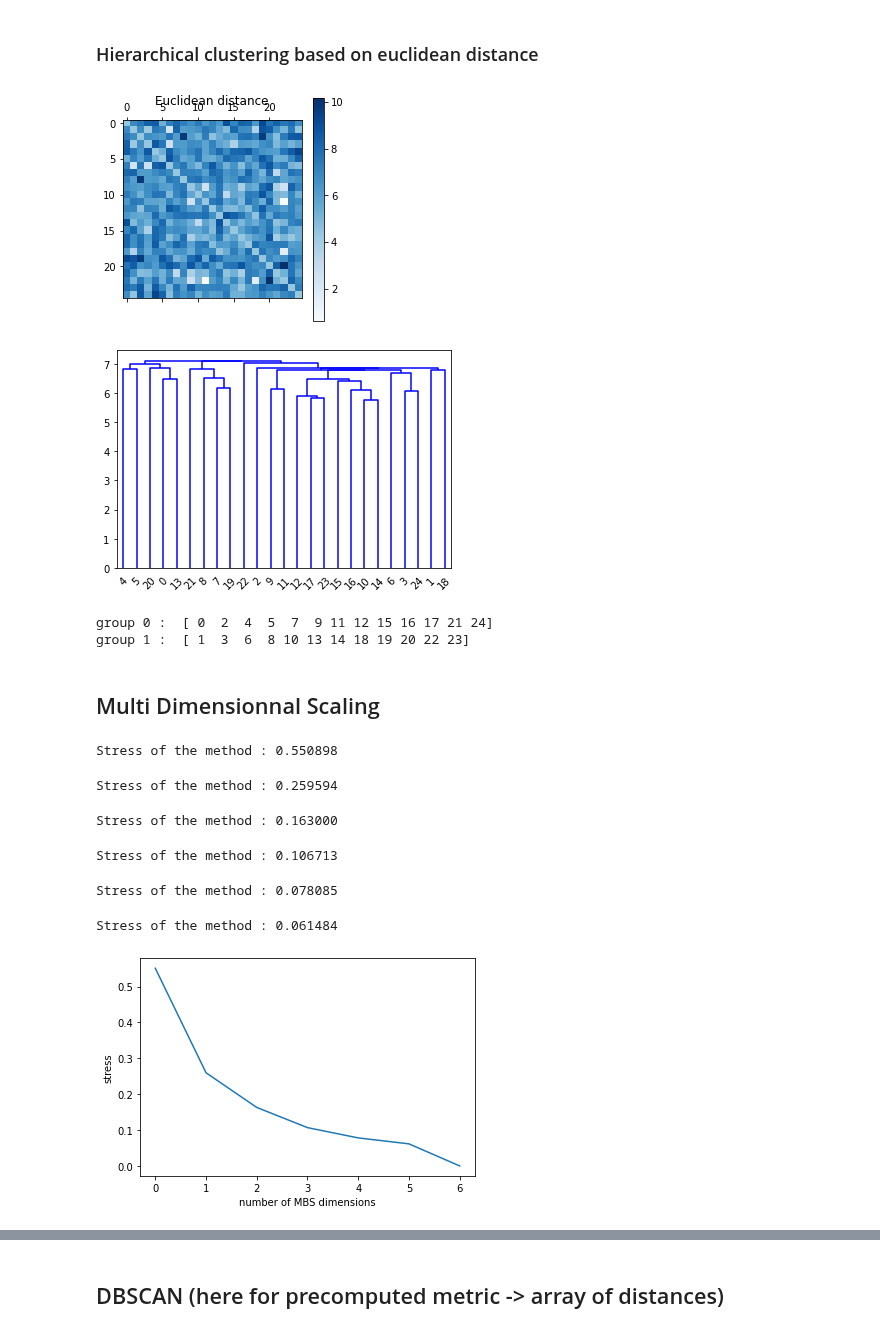
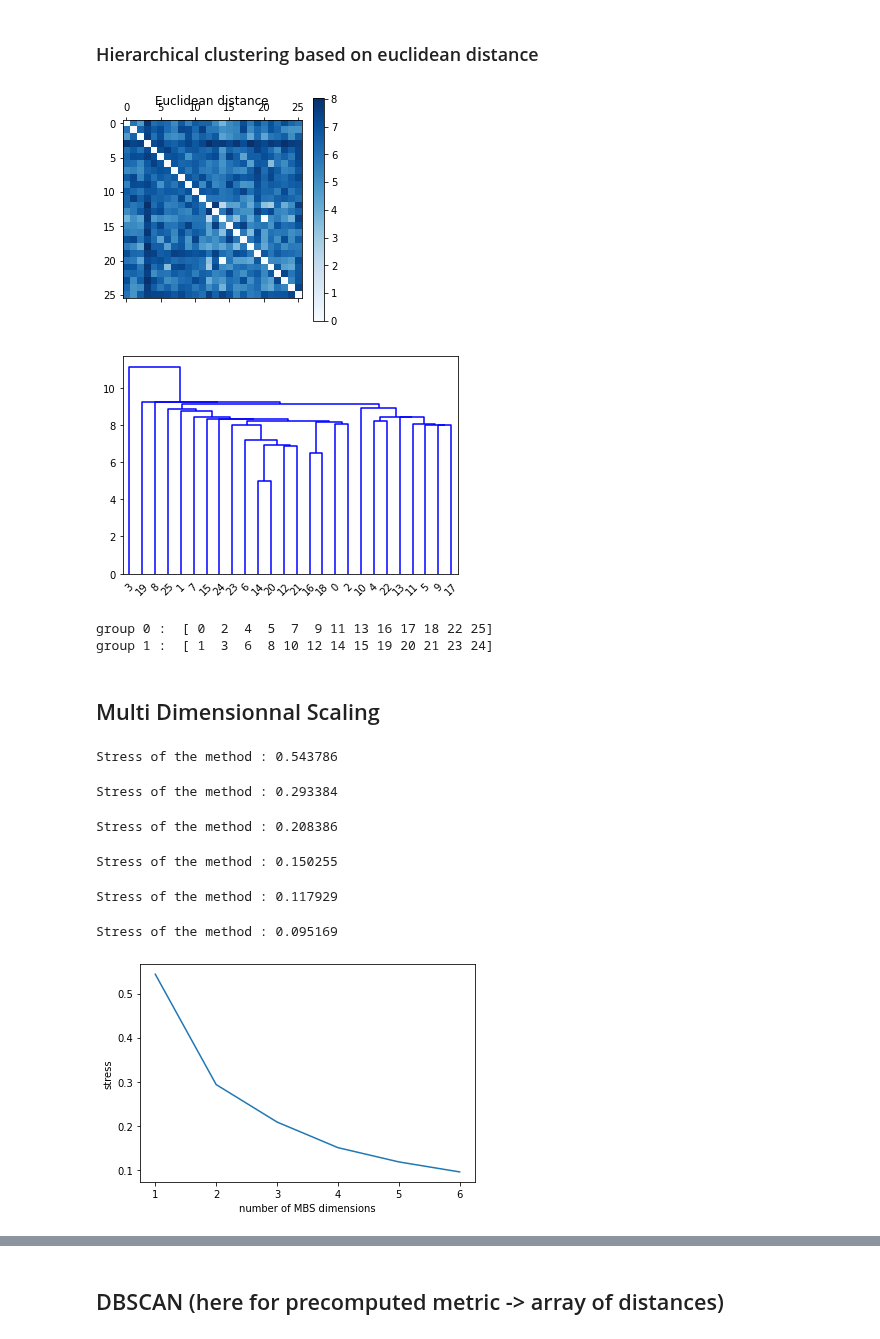
Before and after one commit to alexandremerasli/TFE, a Jupyter notebook: cluster_data.ipynb, the cells around one changed output, grey strips where cells are left out. Cells and saved outputs as stored; diff of their text form; code cells hidden in the pictures.

```diff
--- a/cluster_data.ipynb
+++ b/cluster_data.ipynb
@@ -55,9 +55,10 @@ for i in range(N):
     ISC_IBI[i,i] = 1
     ISC_EDA[i,i] = 1
 
-ISC_EDA = removeOutlierArray(ISC_EDA,12)
+#ISC_EDA = removeOutlierArray(ISC_EDA,12)
+#ISC_EDA = removeOutlierArray(ISC_EDA,20)
 
-matrix = ISC_EDA
+matrix = ISC_EEG
 
 plt.matshow(matrix, cmap=plt.cm.Blues)
 plt.title("Original dataset")
@@ -69,9 +70,11 @@ plt.show()
 # %%
 condition = np.genfromtxt(os.path.join('condition.csv'),delimiter=',')
 condition = np.array(condition,dtype='int') # Convert into array
-
+'''
+# For EDA
 condition = removeOutlierVector(condition,12)
-
+condition = removeOutlierVector(condition,20)
+'''
 narrative = np.where(condition == 0)[0]
 stimulus = np.where(condition == 1)[0]
 # %%
@@ -85,13 +88,17 @@ if (False):
 else:
     matrix_norm = np.copy(matrix)
     for i in range(len(matrix)):
-        matrix_norm[i,i] = 1
+        matrix_norm[i,i] = 0
+    maxi = np.max(abs(matrix_norm))
+    for i in range(len(matrix)):
+        matrix_norm[i,i] = maxi
 
 # Normalise max value to 1
 matrix_norm = matrix_norm / np.max(abs(matrix_norm))
 
 # Compute distance matrix
 matrix_dist = np.sqrt(2*N*(1-matrix_norm))
+#matrix_dist = 1-matrix_norm
 
 '''
 # Normalise data
@@ -146,9 +170,9 @@ plt.show()
 from scipy.cluster.hierarchy import dendrogram, linkage
 
 for i in range(len(matrix)):
-    matrix_cheat[i,i] = 3
+    matrix_cheat[i,i] = 1
 
-matrix_norm = matrix_cheat / 3
+matrix_norm = matrix_cheat / 1
 Z=linkage(matrix_norm, 'single', 'correlation')
 dendrogram(Z, color_threshold=0)
 plt.show()
@@ -162,7 +192,7 @@ plt.title("Euclidean distance")
 plt.colorbar()
 plt.show()
 # %% [output]
-[figure, old version]
+[figure, new version]
 # %%
 from scipy.cluster.hierarchy import dendrogram, linkage
 
@@ -170,13 +200,15 @@ Z=linkage(matrix_dist, 'single', 'euclidean')
 dendrogram(Z, color_threshold=0)
 plt.show()
 # %% [output]
-[figure, old version]
+[figure, new version]
 # %%
 print("group 0 : ",narrative)
 print("group 1 : ",stimulus)
 # %% [output]
-group 0 :  [ 0  2  4  5  7  9 11 12 15 16 17 21 24]
-group 1 :  [ 1  3  6  8 10 13 14 18 19 20 22 23]
+group 0 :  [ 0  2  4  5  7  9 11 13 16 17 18 22 25]
+group 1 :  [ 1  3  6  8 10 12 14 15 19 20 21 23 24]
+# %% [markdown]
+## Multi Dimensionnal Scaling
 # %%
 """
 Multi-dimensional Scaling (MDS)
@@ -576,8 +608,6 @@ class MDS(BaseEstimator):
             return_n_iter=True,normalize=self.normalize)
 
         return self.embedding_
-# %% [markdown]
-## Multi Dimensionnal Scaling
 # %%
 #from sklearn import manifold
 
@@ -618,48 +648,51 @@ def mdsScikit(n_comp):
 from sklearn.decomposition import PCA
 
 def transformPoints(points):
-    pca = PCA(n_components=2)
+    n_comp = 2
+    pca = PCA(n_components=n_comp)
     points = pca.fit_transform(points)
-    print("%f variance explained when plotting" %sum(pca.explained_variance_ratio_[:2]))
+    print("%f variance explained when plotting" %sum(pca.explained_variance_ratio_[:n_comp]))
     return points
 
 def plotMdsPoints(points,projection=False):
 
     ax = plt.axes([1.2,0,1,1])
     ax.set_aspect(aspect='equal')
     if (projection):
         points = transformPoints(points)
 
     for i in range(len(condition)):
         if (condition[i] == 0):
             color = 'blue'
         else:
             color = 'red'
         ax.annotate(i,(points[i,0],points[i,1]),xytext=(points[i,0]+0.3,points[i,1]))
 
     plt.scatter(points[narrative,0],points[narrative,1],color='red',s=150)
     plt.scatter(points[stimulus,0],points[stimulus,1],color='blue',s=150)
 
     plt.title('MDS map')
 
 # Find best MDS dimension
-stress = np.zeros((int(N/4)+1,1))
+stress = np.zeros((int(N/4),1))
 for i in range(1,int(N/4)+1):
     points,stress[i-1] = computeMDSCoordinate(i)
 
-plt.plot(stress)
+plt.plot(np.arange(1,int(N/4)+1),stress)
 plt.xlabel("number of MBS dimensions")
 plt.ylabel("stress")
 
-mdsDim = 4
+# EEG : 6
+# EDA : 3 or 4
+mdsDim = 6
 # %% [output]
-Stress of the method : 0.550898
+Stress of the method : 0.543786
-Stress of the method : 0.259594
+Stress of the method : 0.293384
-Stress of the method : 0.163000
+Stress of the method : 0.208386
-Stress of the method : 0.106713
+Stress of the method : 0.150255
-Stress of the method : 0.078085
+Stress of the method : 0.117929
-Stress of the method : 0.061484
+Stress of the method : 0.095169
-[figure, old version]
+[figure, new version]
 # %%
 '''
 points = mdsScikit(10)
```
Also changed, not shown: parts of 15 cells of this notebook.
